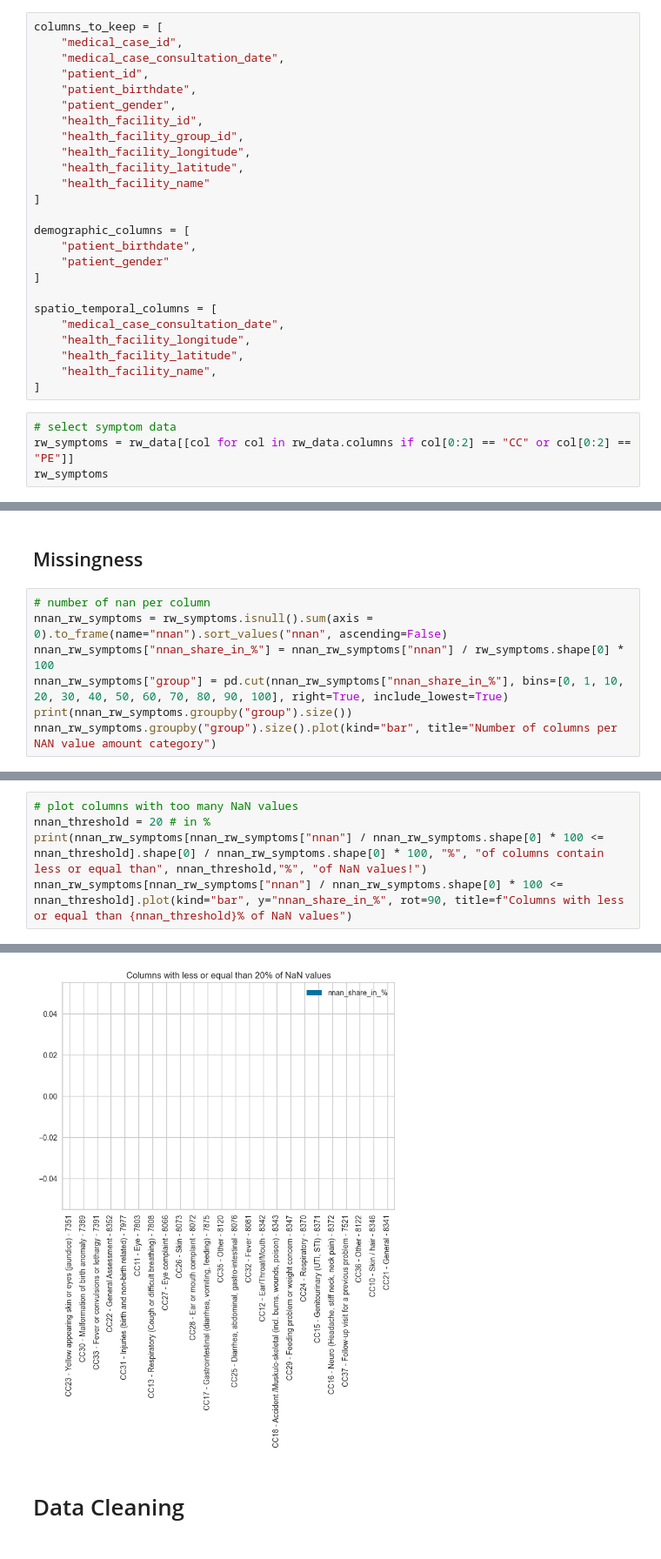
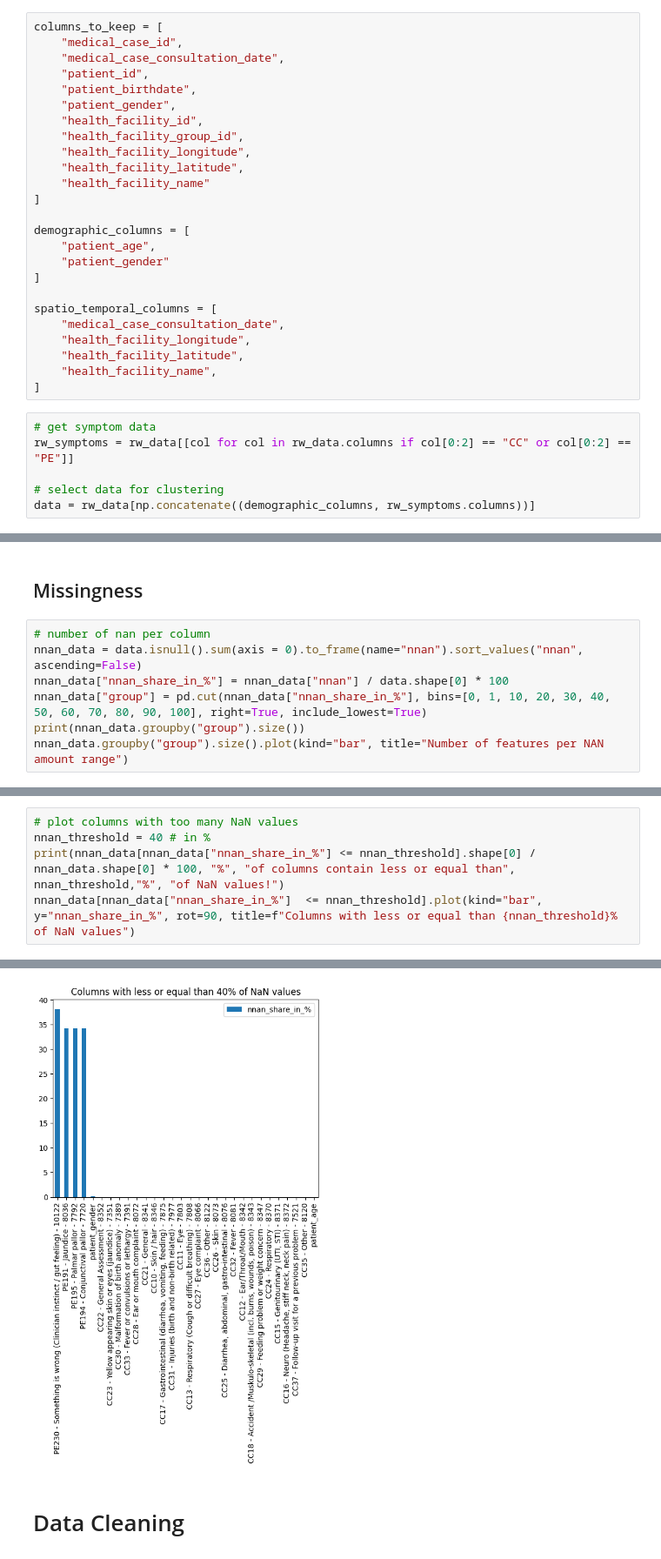
Before and after one commit to sid030sid/DYNAMIC-igh-ml-semester-project, a Jupyter notebook: rw-spatio-temporal-clustering.ipynb, the cells around one changed output, grey strips where cells are left out. Shown at 87% size. Drawn from its saved outputs; the diff is of its cells as text.

Commit message:
cleannig and preparing is finally done, next: clustering

```diff
--- a/rw-spatio-temporal-clustering.ipynb
+++ b/rw-spatio-temporal-clustering.ipynb
@@ -36,7 +36,7 @@ columns_to_keep = [
 ]
 
 demographic_columns = [
-    "patient_birthdate",
+    "patient_age",
     "patient_gender"
 ]
 
@@ -47,6 +47,8 @@ spatio_temporal_columns = [
     "health_facility_name",
 ]
 # %%
-# select symptom data
+# get symptom data
 rw_symptoms = rw_data[[col for col in rw_data.columns if col[0:2] == "CC" or col[0:2] == "PE"]]
-rw_symptoms
+
+# select data for clustering
+data = rw_data[np.concatenate((demographic_columns, rw_symptoms.columns))]
@@ -90,10 +95,10 @@ var_rw_data[var_rw_data["std"] <= low_var_threshold].plot(kind="bar", rot=90, ti
 ## Missingness
 # %%
 # number of nan per column
-nnan_rw_symptoms = rw_symptoms.isnull().sum(axis = 0).to_frame(name="nnan").sort_values("nnan", ascending=False)
-nnan_rw_symptoms["nnan_share_in_%"] = nnan_rw_symptoms["nnan"] / rw_symptoms.shape[0] * 100
-nnan_rw_symptoms["group"] = pd.cut(nnan_rw_symptoms["nnan_share_in_%"], bins=[0, 1, 10, 20, 30, 40, 50, 60, 70, 80, 90, 100], right=True, include_lowest=True)
-print(nnan_rw_symptoms.groupby("group").size())
-nnan_rw_symptoms.groupby("group").size().plot(kind="bar", title="Number of columns per NAN value amount category")
+nnan_data = data.isnull().sum(axis = 0).to_frame(name="nnan").sort_values("nnan", ascending=False)
+nnan_data["nnan_share_in_%"] = nnan_data["nnan"] / data.shape[0] * 100
+nnan_data["group"] = pd.cut(nnan_data["nnan_share_in_%"], bins=[0, 1, 10, 20, 30, 40, 50, 60, 70, 80, 90, 100], right=True, include_lowest=True)
+print(nnan_data.groupby("group").size())
+nnan_data.groupby("group").size().plot(kind="bar", title="Number of features per NAN amount range")
 # %% [output]
 group
@@ -150,7 +155,7 @@ Index(['CC23 - Yellow appearing skin or eyes (jaundice) - 7351',
       dtype='object')
 # %%
 # plot columns with too many NaN values
-nnan_threshold = 20 # in %
-print(nnan_rw_symptoms[nnan_rw_symptoms["nnan"] / nnan_rw_symptoms.shape[0] * 100 <= nnan_threshold].shape[0] / nnan_rw_symptoms.shape[0] * 100, "%", "of columns contain less or equal than", nnan_threshold,"%", "of NaN values!")
-nnan_rw_symptoms[nnan_rw_symptoms["nnan"] / nnan_rw_symptoms.shape[0] * 100 <= nnan_threshold].plot(kind="bar", y="nnan_share_in_%", rot=90, title=f"Columns with less or equal than {nnan_threshold}% of NaN values")
+nnan_threshold = 40 # in %
+print(nnan_data[nnan_data["nnan_share_in_%"] <= nnan_threshold].shape[0] / nnan_data.shape[0] * 100, "%", "of columns contain less or equal than", nnan_threshold,"%", "of NaN values!")
+nnan_data[nnan_data["nnan_share_in_%"]  <= nnan_threshold].plot(kind="bar", y="nnan_share_in_%", rot=90, title=f"Columns with less or equal than {nnan_threshold}% of NaN values")
 # %% [output]
@@ -159,3 +164,3 @@ nnan_rw_symptoms[nnan_rw_symptoms["nnan"] / nnan_rw_symptoms.shape[0] * 100 <= n
-[figure, old version]
+[figure, new version]
 # %% [markdown]
 # Data Cleaning
```
Also changed, not shown: parts of 50 cells of this notebook, 5 other files.
